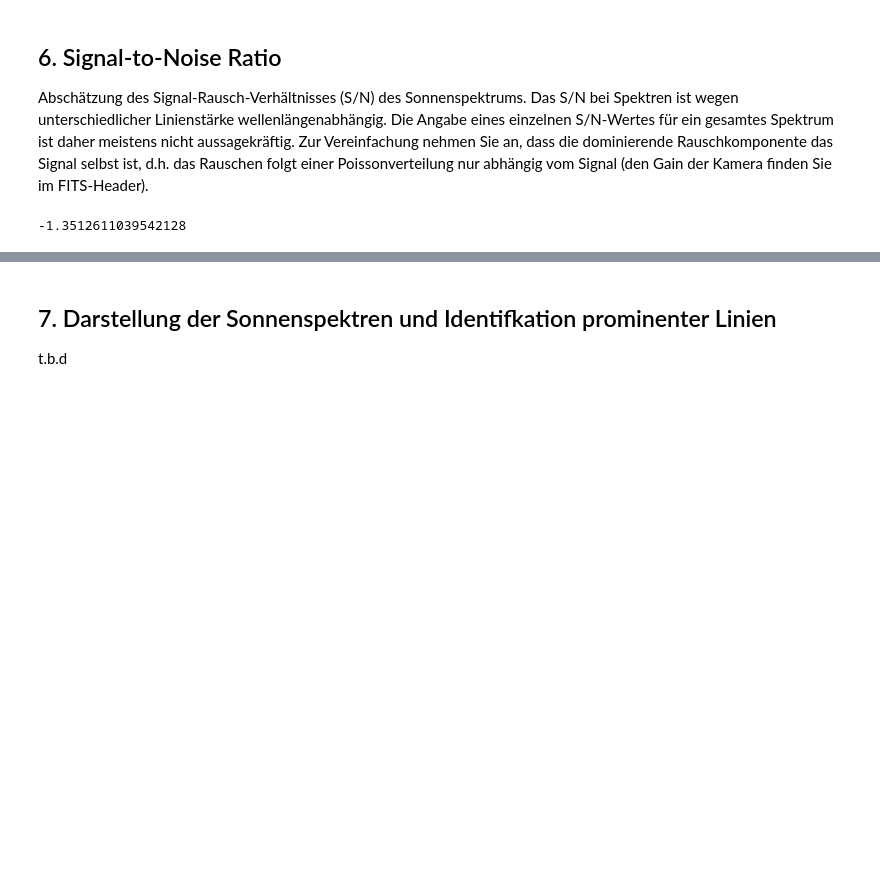
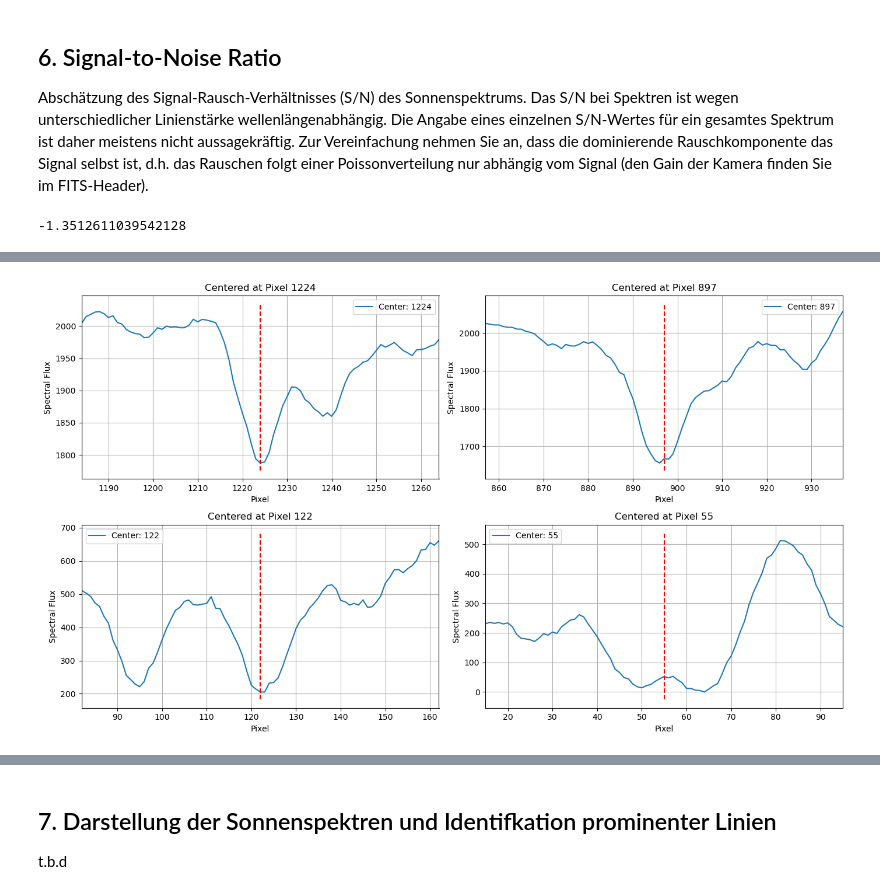
Before and after one commit to B0whunt3r21/AstroPrak, a Jupyter notebook: SolarSpectrum/Auswertungshilfe.ipynb, the cells around one changed output, grey strips where cells are left out. Drawn from its saved outputs; the diff is of its cells as text; code cells hidden in the pictures; blank space fills up the shorter version.

```diff
--- a/SolarSpectrum/Auswertungshilfe.ipynb
+++ b/SolarSpectrum/Auswertungshilfe.ipynb
@@ -695,0 +683,26 @@ Line 9: Wavelength = 5268.00 Å, Continuum = 6461.98 ADU, Dip = 6217.87 ADU, Sig
+# %%
+centers = [1224, 897, 122, 55]
+window = 40 #pixel positions of sun dips
+
+fig, axes = plt.subplots(2, 2, figsize=(14, 8))
+axes = axes.flatten()  # Flatten to easily iterate
+
+for ax, center in zip(axes, centers):
+    start = max(center - window, 0)
+    end = min(center + window, len(sunSpect_science_0) - 1)
+
+    x = np.arange(start, end + 1)
+    y = sunSpect_science_0[start:end + 1]
+
+    ax.plot(x, y, label=f'Center: {center}')
+    ax.set_xlim(center - window, center + window)
+    ax.set_xlabel('Pixel')
+    ax.set_ylabel('Spectral Flux')
+    ax.set_title(f'Centered at Pixel {center}')
+    ax.vlines(center, *ax.get_ylim(), colors='red', linestyles='dashed')
+    ax.legend()
+    ax.grid(True)
+plt.tight_layout()
+plt.show()
+# %% [output]
+[figure, added]
```
Also changed, not shown: parts of 10 cells of this notebook.
